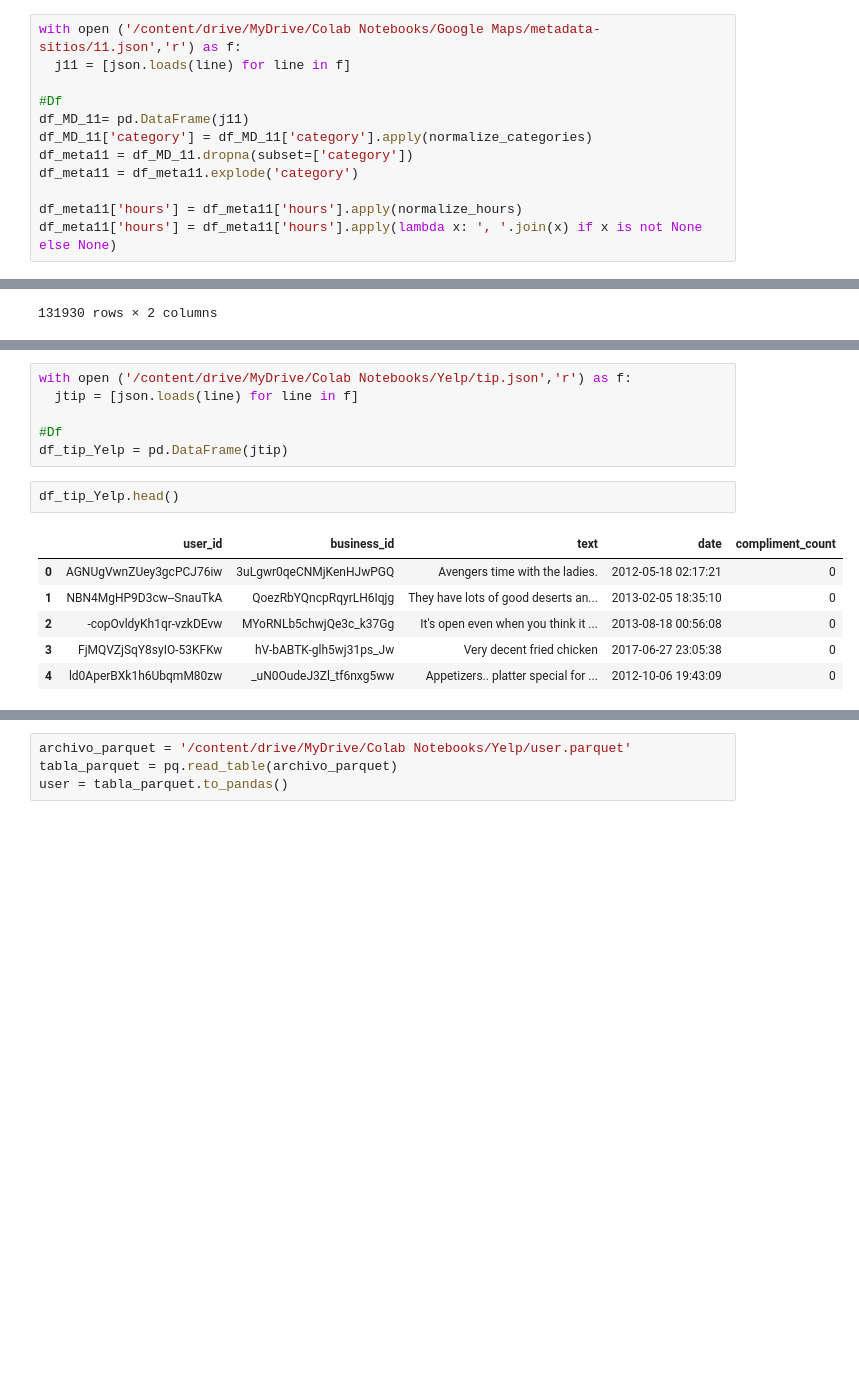
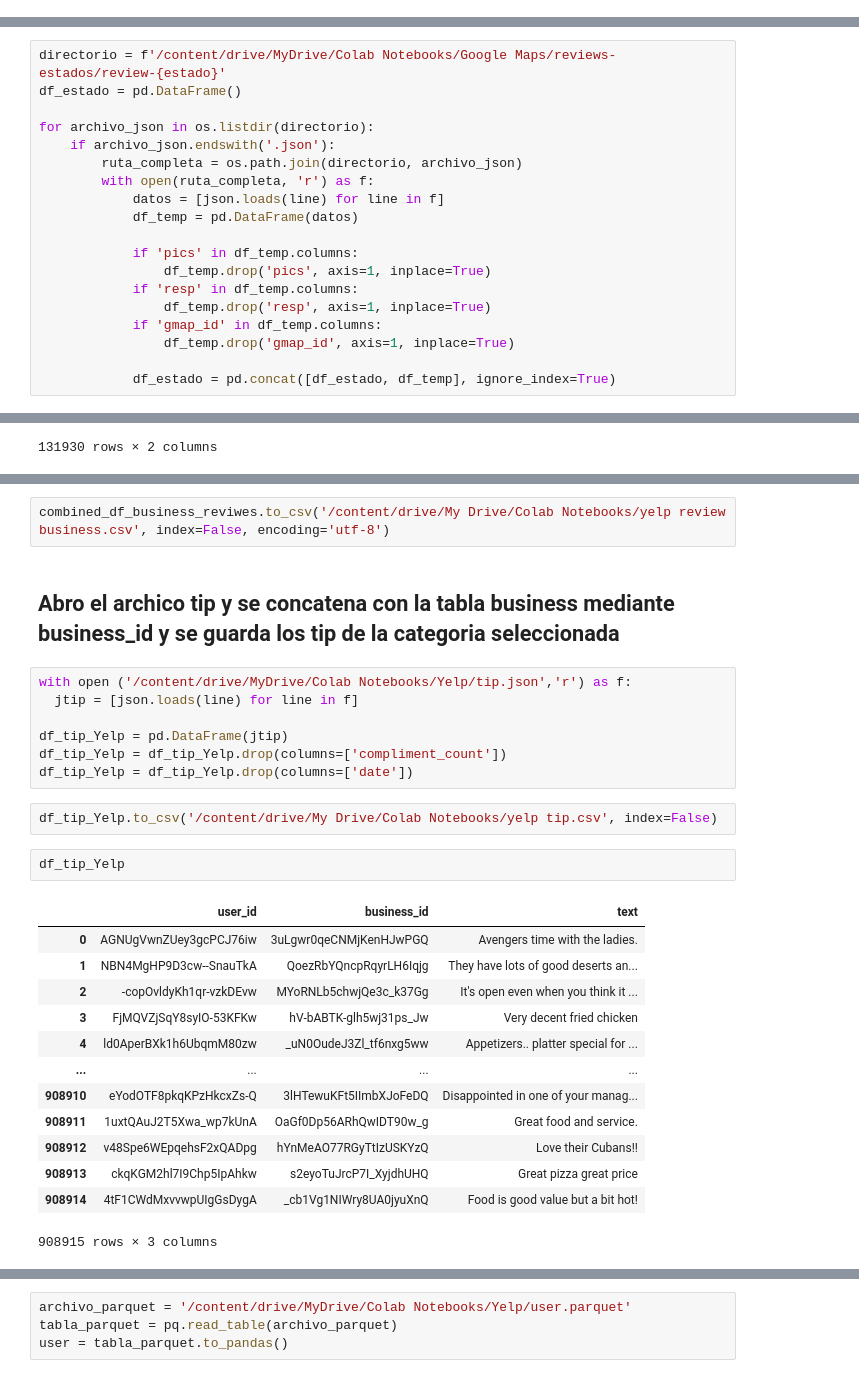
Before and after one commit to suarez-oa/Proyecto_Final_Henry, a Jupyter notebook: ProyectoFinal.ipynb, the cells around one changed output, grey strips where cells are left out. Cells and saved outputs as stored; diff of their text form; blank space fills up the shorter version.

```diff
--- a/ProyectoFinal.ipynb
+++ b/ProyectoFinal.ipynb
@@ -289,12 +113,0 @@ df_meta_n10.head()
-# %%
-with open ('/content/drive/MyDrive/Colab Notebooks/Google Maps/metadata-sitios/11.json','r') as f:
-  j11 = [json.loads(line) for line in f]
-
-#Df
-df_MD_11= pd.DataFrame(j11)
-df_MD_11['category'] = df_MD_11['category'].apply(normalize_categories)
-df_meta11 = df_MD_11.dropna(subset=['category'])
-df_meta11 = df_meta11.explode('category')
-
-df_meta11['hours'] = df_meta11['hours'].apply(normalize_hours)
-df_meta11['hours'] = df_meta11['hours'].apply(lambda x: ', '.join(x) if x is not None else None)
@@ -329,0 +158,19 @@ df_combinado_metadata.head()
+# %%
+directorio = f'/content/drive/MyDrive/Colab Notebooks/Google Maps/reviews-estados/review-{estado}'
+df_estado = pd.DataFrame()
+
+for archivo_json in os.listdir(directorio):
+    if archivo_json.endswith('.json'):
+        ruta_completa = os.path.join(directorio, archivo_json)
+        with open(ruta_completa, 'r') as f:
+            datos = [json.loads(line) for line in f]
+            df_temp = pd.DataFrame(datos)
+
+            if 'pics' in df_temp.columns:
+                df_temp.drop('pics', axis=1, inplace=True)
+            if 'resp' in df_temp.columns:
+                df_temp.drop('resp', axis=1, inplace=True)
+            if 'gmap_id' in df_temp.columns:
+                df_temp.drop('gmap_id', axis=1, inplace=True)
+
+            df_estado = pd.concat([df_estado, df_temp], ignore_index=True)
@@ -390,15 +338,29 @@ df_review_Yelp.head()
+# %%
+combined_df_business_reviwes.to_csv('/content/drive/My Drive/Colab Notebooks/yelp review business.csv', index=False, encoding='utf-8')
+# %% [markdown]
+## Abro el archico tip y se concatena con la tabla business mediante business_id y se guarda los tip de la categoria seleccionada
 # %%
 with open ('/content/drive/MyDrive/Colab Notebooks/Yelp/tip.json','r') as f:
   jtip = [json.loads(line) for line in f]
 
-#Df
 df_tip_Yelp = pd.DataFrame(jtip)
+df_tip_Yelp = df_tip_Yelp.drop(columns=['compliment_count'])
+df_tip_Yelp = df_tip_Yelp.drop(columns=['date'])
+# %%
+df_tip_Yelp.to_csv('/content/drive/My Drive/Colab Notebooks/yelp tip.csv', index=False)
 # %%
-df_tip_Yelp.head()
+df_tip_Yelp
 # %% [output]
-|  | user_id | business_id | text | date | compliment_count |
-| 0 | AGNUgVwnZUey3gcPCJ76iw | 3uLgwr0qeCNMjKenHJwPGQ | Avengers time with the ladies. | 2012-05-18 02:17:21 | 0 |
-| 1 | NBN4MgHP9D3cw--SnauTkA | QoezRbYQncpRqyrLH6Iqjg | They have lots of good deserts an... | 2013-02-05 18:35:10 | 0 |
-| 2 | -copOvldyKh1qr-vzkDEvw | MYoRNLb5chwjQe3c_k37Gg | It's open even when you think it ... | 2013-08-18 00:56:08 | 0 |
-| 3 | FjMQVZjSqY8syIO-53KFKw | hV-bABTK-glh5wj31ps_Jw | Very decent fried chicken | 2017-06-27 23:05:38 | 0 |
-| 4 | ld0AperBXk1h6UbqmM80zw | _uN0OudeJ3Zl_tf6nxg5ww | Appetizers.. platter special for ... | 2012-10-06 19:43:09 | 0 |
+|  | user_id | business_id | text |
+| 0 | AGNUgVwnZUey3gcPCJ76iw | 3uLgwr0qeCNMjKenHJwPGQ | Avengers time with the ladies. |
+| 1 | NBN4MgHP9D3cw--SnauTkA | QoezRbYQncpRqyrLH6Iqjg | They have lots of good deserts an... |
+| 2 | -copOvldyKh1qr-vzkDEvw | MYoRNLb5chwjQe3c_k37Gg | It's open even when you think it ... |
+| 3 | FjMQVZjSqY8syIO-53KFKw | hV-bABTK-glh5wj31ps_Jw | Very decent fried chicken |
+| 4 | ld0AperBXk1h6UbqmM80zw | _uN0OudeJ3Zl_tf6nxg5ww | Appetizers.. platter special for ... |
+| ... | ... | ... | ... |
+| 908910 | eYodOTF8pkqKPzHkcxZs-Q | 3lHTewuKFt5IImbXJoFeDQ | Disappointed in one of your manag... |
+| 908911 | 1uxtQAuJ2T5Xwa_wp7kUnA | OaGf0Dp56ARhQwIDT90w_g | Great food and service. |
+| 908912 | v48Spe6WEpqehsF2xQADpg | hYnMeAO77RGyTtIzUSKYzQ | Love their Cubans!! |
+| 908913 | ckqKGM2hl7I9Chp5IpAhkw | s2eyoTuJrcP7I_XyjdhUHQ | Great pizza great price |
+| 908914 | 4tF1CWdMxvvwpUIgGsDygA | _cb1Vg1NIWry8UA0jyuXnQ | Food is good value but a bit hot! |
+908915 rows × 3 columns
```
Also changed, not shown: parts of 89 cells of this notebook.
